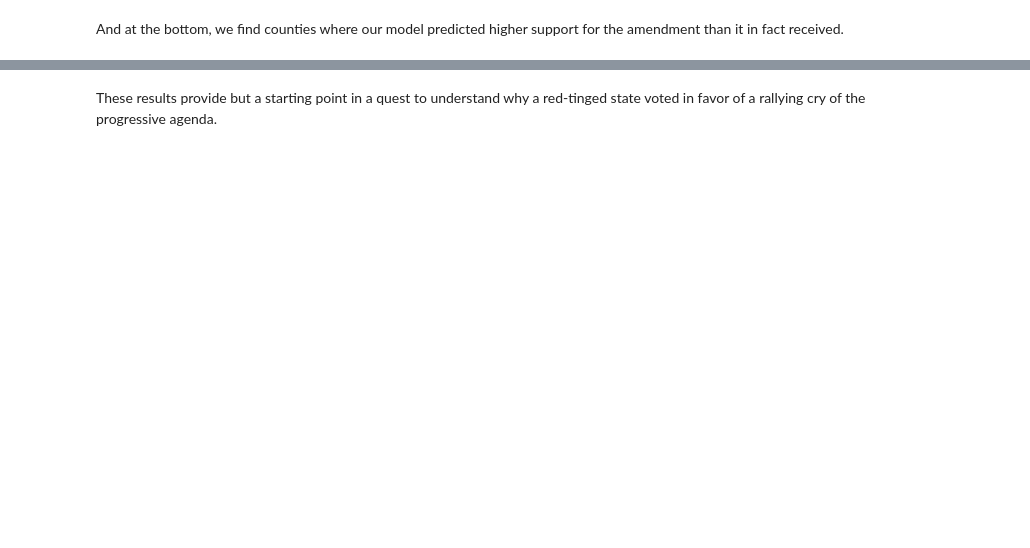
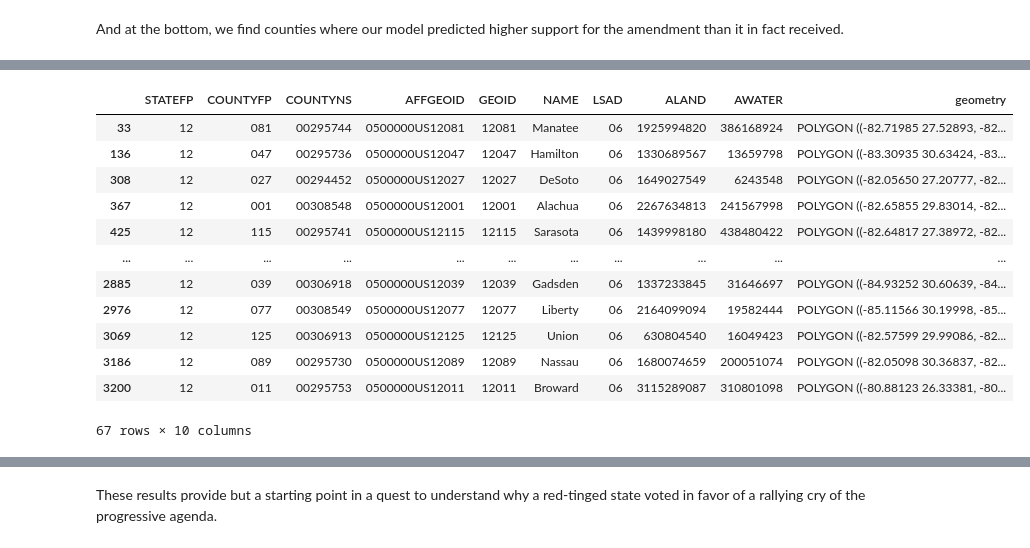
Before and after one commit to devinjbarkey/devinjbarkey.github.io, a Jupyter notebook: FL2020.ipynb, the cells around one changed output, grey strips where cells are left out. Saved outputs shown, nothing was run; the diff lists cells and outputs as text; code cells hidden in the pictures; blank space fills up the shorter version.

```diff
--- a/FL2020.ipynb
+++ b/FL2020.ipynb
@@ -199,0 +258,16 @@ Name: Yes_pct, dtype: float64
+# %%
+fl_counties
+# %% [output]
+|  | STATEFP | COUNTYFP | COUNTYNS | AFFGEOID | GEOID | NAME | LSAD | ALAND | AWATER | geometry |
+| 33 | 12 | 081 | 00295744 | 0500000US12081 | 12081 | Manatee | 06 | 1925994820 | 386168924 | POLYGON ((-82.71985 27.52893, -82... |
+| 136 | 12 | 047 | 00295736 | 0500000US12047 | 12047 | Hamilton | 06 | 1330689567 | 13659798 | POLYGON ((-83.30935 30.63424, -83... |
+| 308 | 12 | 027 | 00294452 | 0500000US12027 | 12027 | DeSoto | 06 | 1649027549 | 6243548 | POLYGON ((-82.05650 27.20777, -82... |
+| 367 | 12 | 001 | 00308548 | 0500000US12001 | 12001 | Alachua | 06 | 2267634813 | 241567998 | POLYGON ((-82.65855 29.83014, -82... |
+| 425 | 12 | 115 | 00295741 | 0500000US12115 | 12115 | Sarasota | 06 | 1439998180 | 438480422 | POLYGON ((-82.64817 27.38972, -82... |
+| ... | ... | ... | ... | ... | ... | ... | ... | ... | ... | ... |
+| 2885 | 12 | 039 | 00306918 | 0500000US12039 | 12039 | Gadsden | 06 | 1337233845 | 31646697 | POLYGON ((-84.93252 30.60639, -84... |
+| 2976 | 12 | 077 | 00308549 | 0500000US12077 | 12077 | Liberty | 06 | 2164099094 | 19582444 | POLYGON ((-85.11566 30.19998, -85... |
+| 3069 | 12 | 125 | 00306913 | 0500000US12125 | 12125 | Union | 06 | 630804540 | 16049423 | POLYGON ((-82.57599 29.99086, -82... |
+| 3186 | 12 | 089 | 00295730 | 0500000US12089 | 12089 | Nassau | 06 | 1680074659 | 200051074 | POLYGON ((-82.05098 30.36837, -82... |
+| 3200 | 12 | 011 | 00295753 | 0500000US12011 | 12011 | Broward | 06 | 3115289087 | 310801098 | POLYGON ((-80.88123 26.33381, -80... |
+67 rows × 10 columns
```
Also changed, not shown: parts of 39 cells of this notebook.
